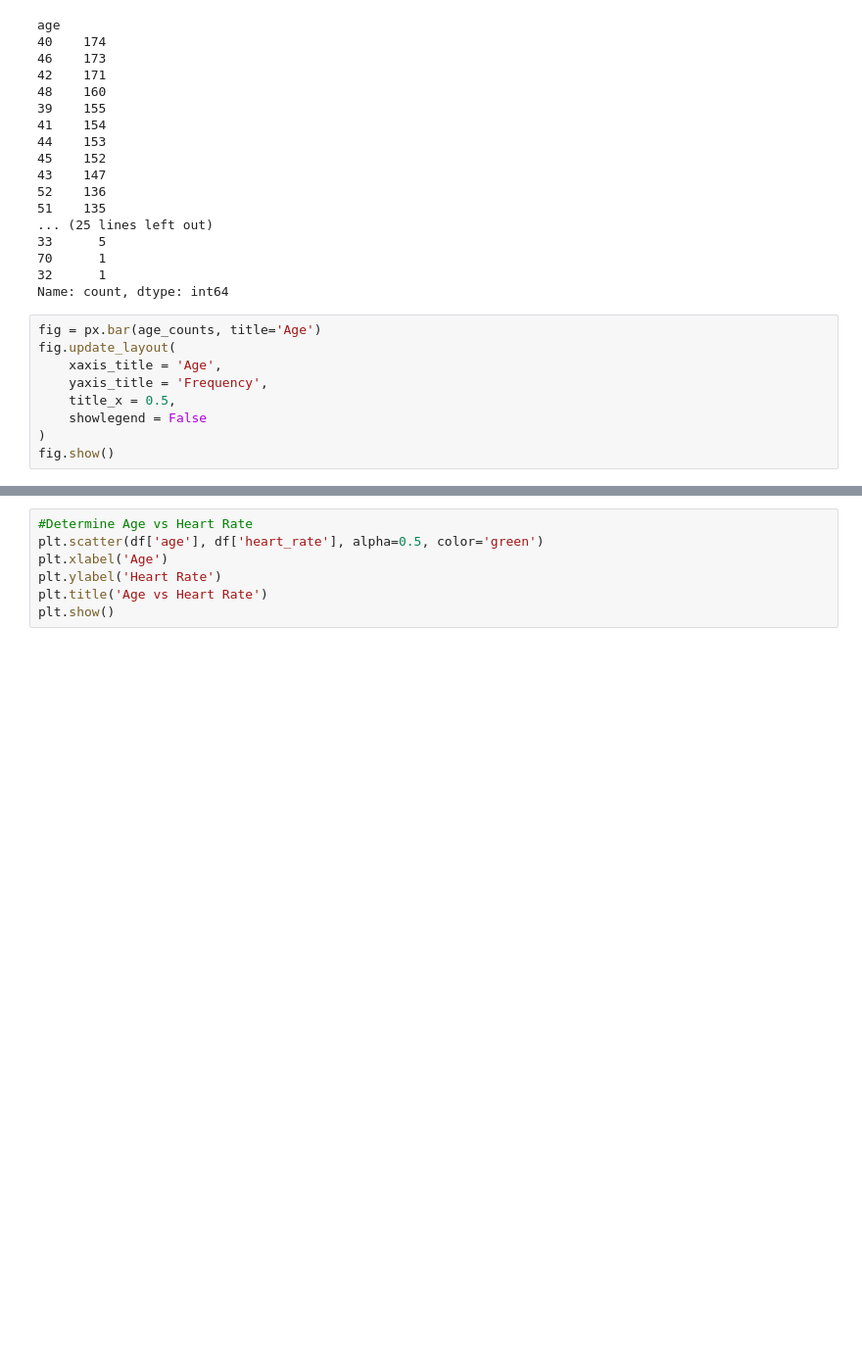
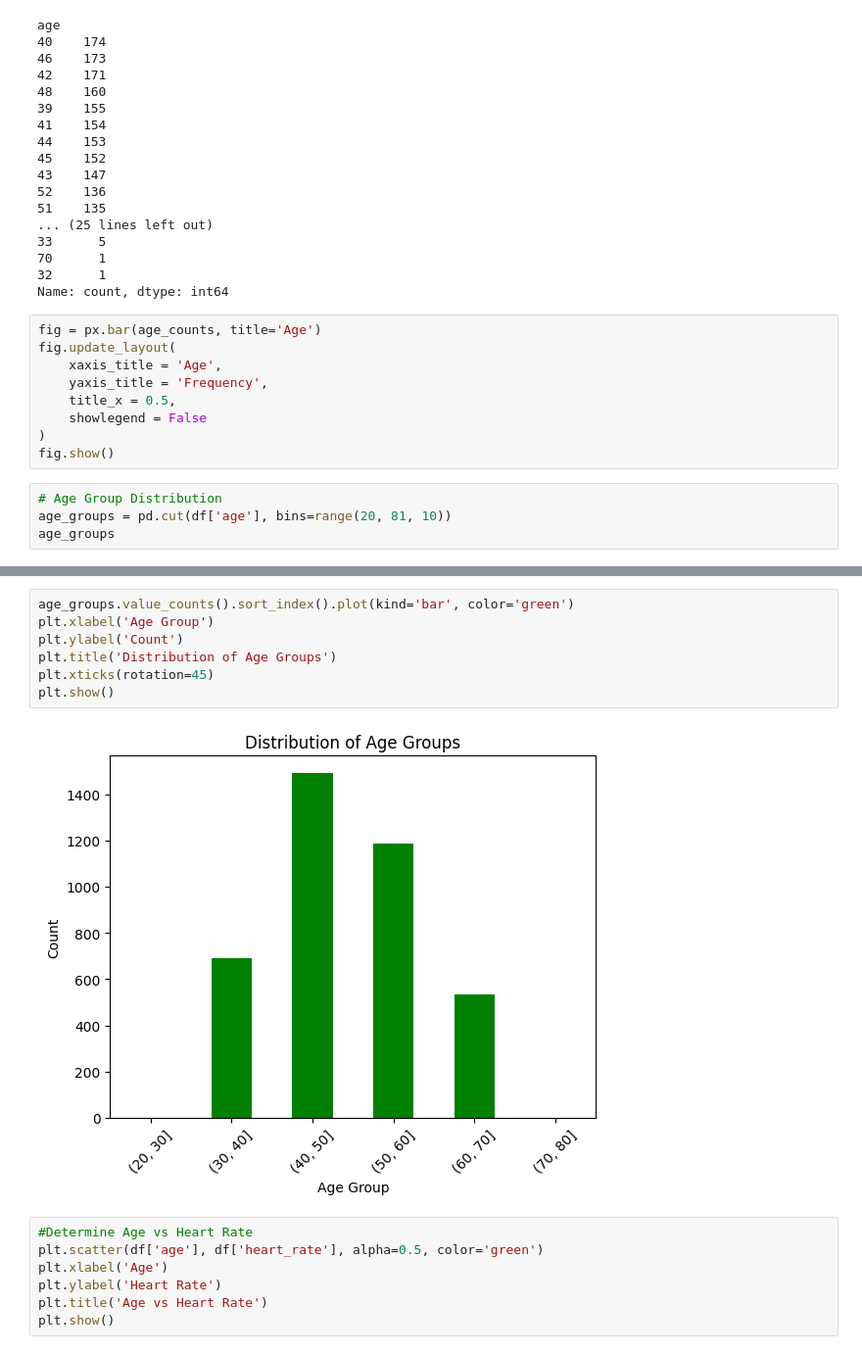
Before and after one commit to 254Bit/SmokersHealthData, a Jupyter notebook: smokers_data.ipynb, the cells around one changed output, grey strips where cells are left out. Shown at 98% size. Cells and saved outputs as stored; diff of their text form; blank space fills up the shorter version.

```diff
--- a/smokers_data.ipynb
+++ b/smokers_data.ipynb
@@ -89,3 +89,7 @@ fig.update_layout(
     showlegend = False
 )
 fig.show()
+# %%
+# Age Group Distribution
+age_groups = pd.cut(df['age'], bins=range(20, 81, 10))
+age_groups
@@ -92,3 +110,12 @@ fig.show()
+# %%
+age_groups.value_counts().sort_index().plot(kind='bar', color='green')
+plt.xlabel('Age Group')
+plt.ylabel('Count')
+plt.title('Distribution of Age Groups')
+plt.xticks(rotation=45)
+plt.show()
+# %% [output]
+[figure, added]
 # %%
 #Determine Age vs Heart Rate
 plt.scatter(df['age'], df['heart_rate'], alpha=0.5, color='green')
```
Also changed, not shown: parts of 3 cells of this notebook.
